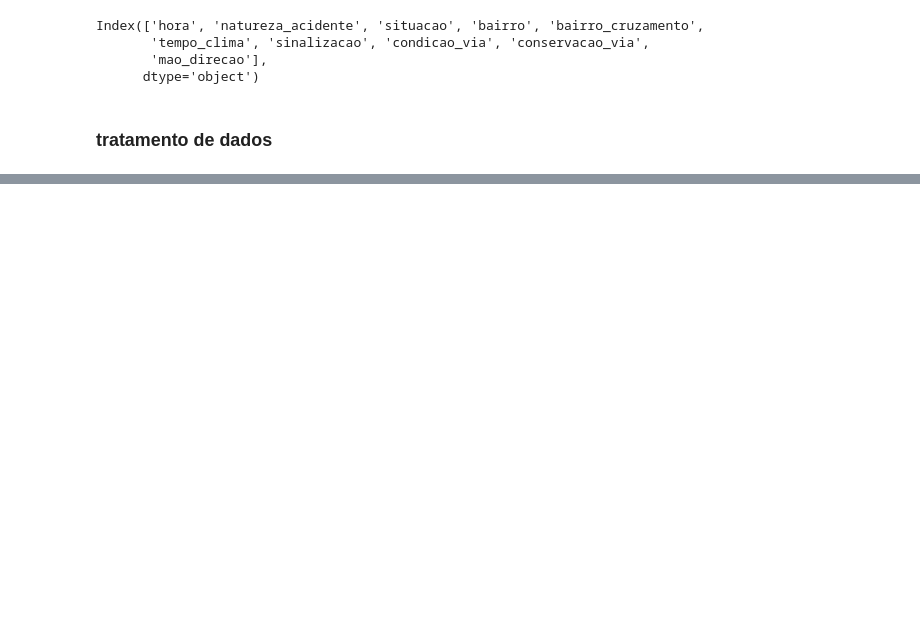
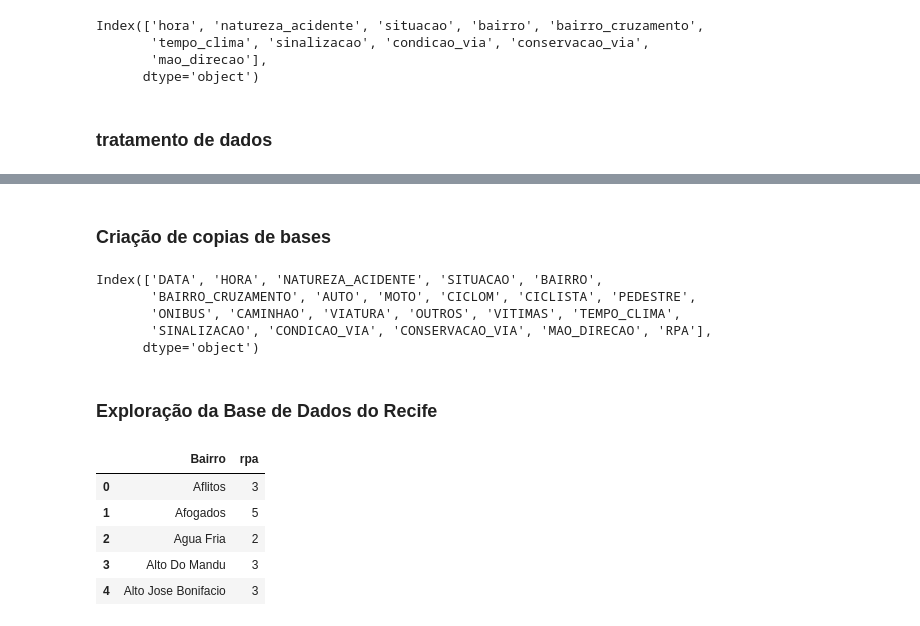
Before and after one commit to breendawelly/pos-engenharia-dados, a Jupyter notebook: 3.Source/etl_process.ipynb, the cells around one changed output, grey strips where cells are left out. Saved outputs shown, nothing was run; the diff lists cells and outputs as text; code cells hidden in the pictures; blank space fills up the shorter version.

```diff
--- a/3.Source/etl_process.ipynb
+++ b/3.Source/etl_process.ipynb
@@ -10,10 +11,14 @@ import numpy as np
 # %% [markdown]
 ### Leitura dos dados <br> <small> Nessa seção, estaremos realizando a leitura dos dados brutos relacionados a acidentes de transitos na cidade do Recife-Pernambuco
 # %%
+#Bases de acidentes de transito
 df_2019 = pd.read_csv("http://dados.recife.pe.gov.br/dataset/44087d2d-73b5-4ab3-9bd8-78da7436eed1/resource/3531bafe-d47d-415e-b154-a881081ac76c/download/acidentes-2019.csv", delimiter=";")
 df_2020 = pd.read_csv("http://dados.recife.pe.gov.br/dataset/44087d2d-73b5-4ab3-9bd8-78da7436eed1/resource/fc1c8460-0406-4fff-b51a-e79205d1f1ab/download/acidentes_2020-novo.csv", delimiter=";")
 df_2021 = pd.read_csv("http://dados.recife.pe.gov.br/dataset/44087d2d-73b5-4ab3-9bd8-78da7436eed1/resource/2caa8f41-ccd9-4ea5-906d-f66017d6e107/download/acidentes2021.csv", delimiter=";")
 df_2022 = pd.read_csv("http://dados.recife.pe.gov.br/dataset/44087d2d-73b5-4ab3-9bd8-78da7436eed1/resource/971e0228-fa9c-4a42-b360-c842b29d2f56/download/acidentes2022.csv", delimiter=";")
+
+#Base com codigos dos bairros do Recife
+bairros_recife = pd.read_csv("http://dados.recife.pe.gov.br/dataset/c1f100f0-f56f-4dd4-9dcc-1aa4da28798a/resource/698d8fe1-d30a-485f-8d5d-307d46163d0c/download/bairro.csv", delimiter=";")
 # %% [markdown]
 ### Análise Exploratoria <br> <small> Vamos explorar os dados para entender melhor sua estrutura de conteudo.
 # %%
@@ -82,0 +122,2 @@ df_2019_spec[int_columns] = df_2019_spec[int_columns].fillna(0).astype(int)
+# %% [markdown]
+### Criação de copias de bases
@@ -82,0 +127,19 @@ df_2019_spec[int_columns] = df_2019_spec[int_columns].fillna(0).astype(int)
+# %%
+print(df_2019_staging.columns)
+# %% [output]
+Index(['DATA', 'HORA', 'NATUREZA_ACIDENTE', 'SITUACAO', 'BAIRRO',
+       'BAIRRO_CRUZAMENTO', 'AUTO', 'MOTO', 'CICLOM', 'CICLISTA', 'PEDESTRE',
+       'ONIBUS', 'CAMINHAO', 'VIATURA', 'OUTROS', 'VITIMAS', 'TEMPO_CLIMA',
+       'SINALIZACAO', 'CONDICAO_VIA', 'CONSERVACAO_VIA', 'MAO_DIRECAO', 'RPA'],
+      dtype='object')
+# %% [markdown]
+### Exploração da Base de Dados do Recife
+# %%
+bairros_recife.head()
+# %% [output]
+|  | Bairro | rpa |
+| 0 | Aflitos | 3 |
+| 1 | Afogados | 5 |
+| 2 | Agua Fria | 2 |
+| 3 | Alto Do Mandu | 3 |
+| 4 | Alto Jose Bonifacio | 3 |
```
Also changed, not shown: parts of 32 cells of this notebook, 1 other file.
